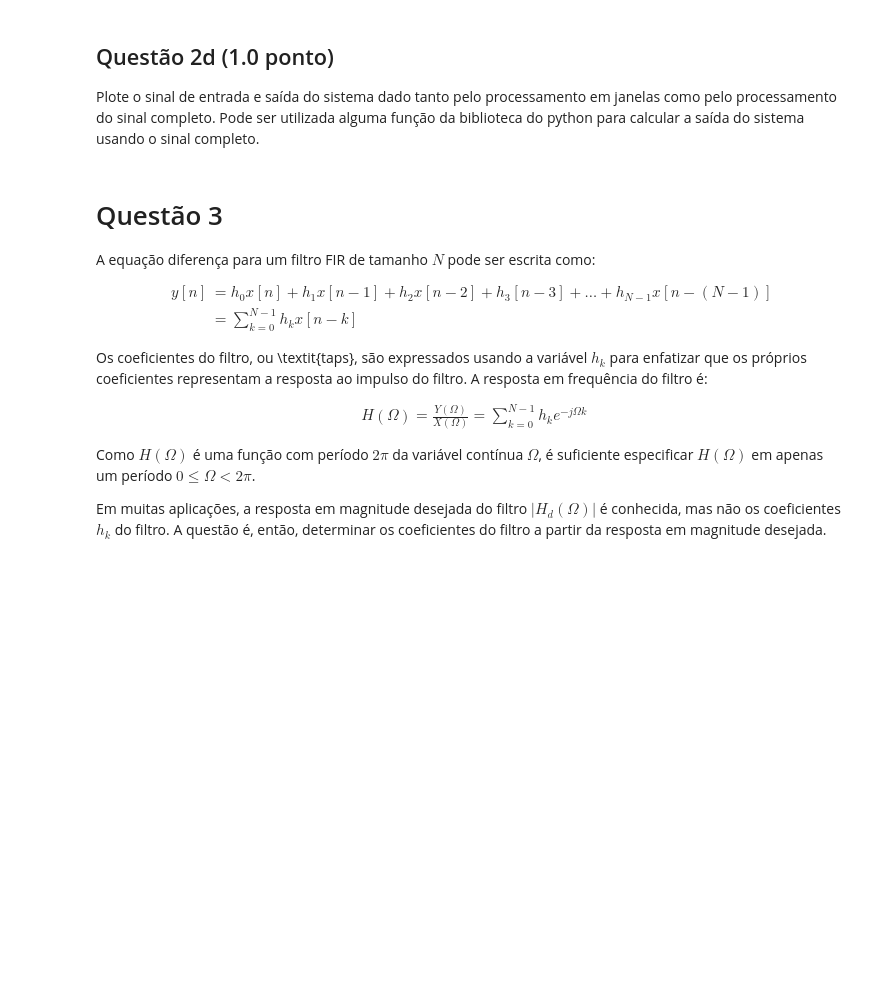
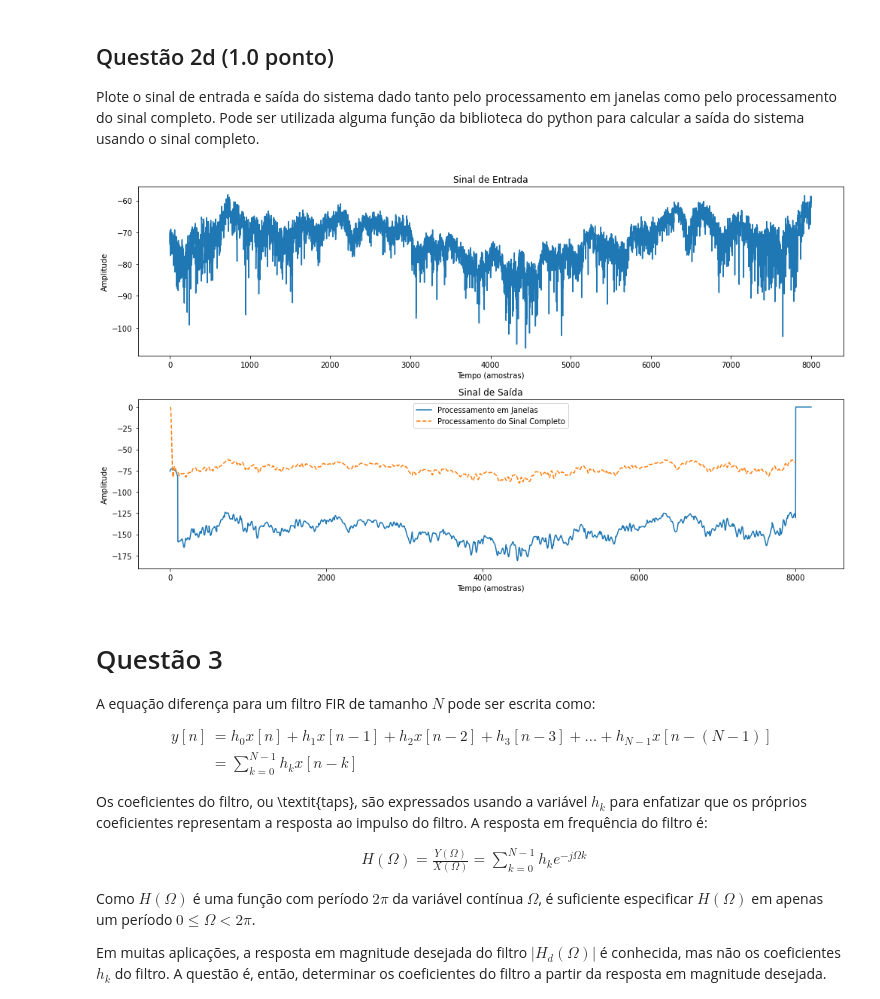
Before and after one commit to yantavares/sstd, a Jupyter notebook: Projeto_4/projeto4.ipynb, the cells around one changed output. Drawn from its saved outputs; the diff is of its cells as text; code cells hidden in the pictures; blank space fills up the shorter version.

```diff
--- a/Projeto_4/projeto4.ipynb
+++ b/Projeto_4/projeto4.ipynb
@@ -199,3 +184,11 @@ def overlap_and_add(signal, window_size, processing_func):
+# %%
+def overlap_and_add(windows, hop_size):
+    output = np.zeros(((len(windows)-1)*hop_size + windows[0].size), dtype=complex)
+
+    for i, window in enumerate(windows):
+        output[i*hop_size : i*hop_size + window.size] += window
+
+    return output
 # %% [markdown]
 ## Questão 2d (1.0  ponto)
 
@@ -205,3 +196,53 @@ Plote o sinal de entrada e saída do sistema dado tanto pelo processamento em ja
+# %%
+import numpy as np
+from scipy.signal import lfilter, butter
+import matplotlib.pyplot as plt
+
+# As funções 'process_window' e 'overlap_and_add' vão aqui
+# Parâmetros
+fs = 200.0         # taxa de amostragem, Hz
+cutoff = 5.0       # frequência de corte do filtro, Hz
+window_size = 200  # tamanho da janela (aproximadamente 1 segundo de dados)
+hop_size = 100     # tamanho do hop (metade da janela)
+
+input_signal = np.loadtxt('potencia.txt')
+
+# Dividir o sinal de entrada em janelas
+windows = [input_signal[i : i + window_size] for i in range(0, len(input_signal), hop_size)]
+
+# Processar cada janela
+processed_windows = [process_window(window, fs, cutoff) for window in windows]
+
+# Combinar as janelas processadas usando o método "Overlap and Add"
+output_signal_windowed = overlap_and_add(processed_windows, hop_size)
+# Projeto do filtro
+nyq = 0.5 * fs
+normal_cutoff = cutoff / nyq
+b, a = butter(5, normal_cutoff, btype='low', analog=False)
+
+# Processar o sinal de entrada inteiro
+output_signal_full = lfilter(b, a, input_signal)
+# Plot do sinal de entrada
+plt.figure(figsize=(14, 8))
+plt.subplot(2, 1, 1)
+plt.plot(input_signal)
+plt.title("Sinal de Entrada")
+plt.xlabel('Tempo (amostras)')
+plt.ylabel('Amplitude')
+
+# Plot do sinal de saída (método de processamento em janelas)
+plt.subplot(2, 1, 2)
+plt.plot(output_signal_windowed, label='Processamento em Janelas')
+plt.plot(output_signal_full, label='Processamento do Sinal Completo', linestyle='dashed')
+plt.title("Sinal de Saída")
+plt.xlabel('Tempo (amostras)')
+plt.ylabel('Amplitude')
+plt.legend()
+
+plt.tight_layout()
+plt.show()
+# %% [output]
+[figure, added]
 # %% [markdown]
 # Questão 3
 
```
Also changed, not shown: parts of 6 cells of this notebook.
